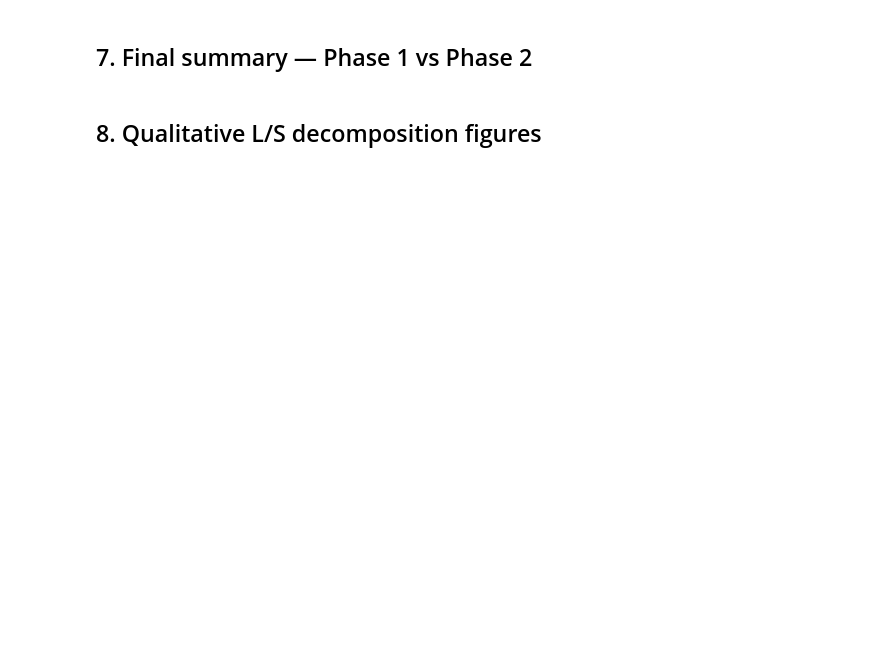
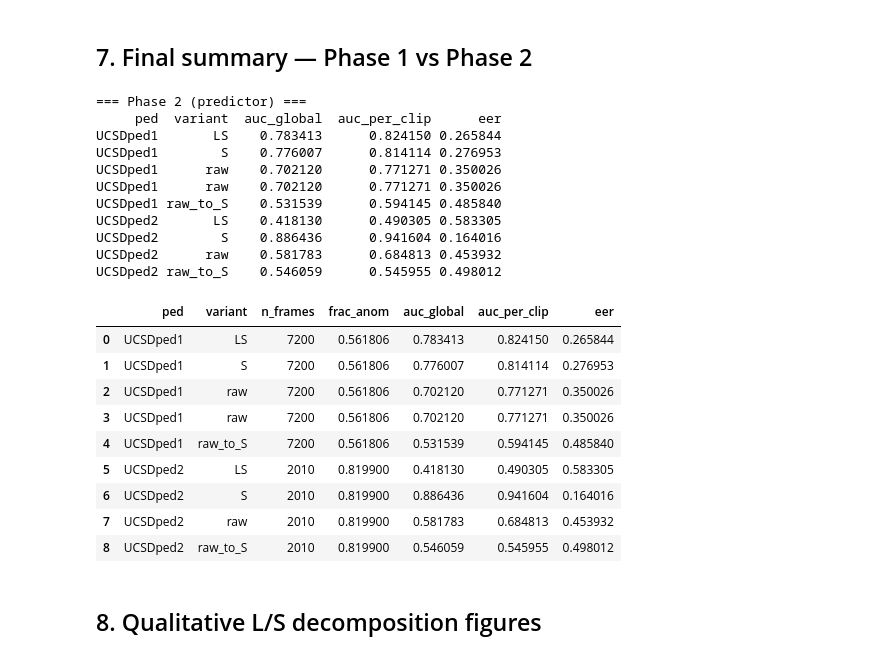
Before and after one commit to MartinNordli/Anomaly-Detection-Pedestrian, a Jupyter notebook: notebooks/main.ipynb, the cells around one changed output. Drawn from its saved outputs; the diff is of its cells as text; code cells hidden in the pictures; blank space fills up the shorter version.

```diff
--- a/notebooks/main.ipynb
+++ b/notebooks/main.ipynb
@@ -172,18 +260,42 @@ plt.show()
 ## 7. Final summary — Phase 1 vs Phase 2
 # %%
 import pandas as pd
+
+RESULTS_CSV = RESULTS / 'auc_table_v2.csv'
 df_v2 = pd.read_csv(RESULTS_CSV)
 df_v2 = df_v2.sort_values(['ped','variant']).reset_index(drop=True)
 print('=== Phase 2 (predictor) ===')
 print(df_v2[['ped','variant','auc_global','auc_per_clip','eer']].to_string(index=False))
 df_v2.to_markdown(RESULTS / 'auc_table_v2.md', index=False)
 
 phase1 = RESULTS / 'auc_table.csv'
 if phase1.exists():
     df_v1 = pd.read_csv(phase1)
     print('\n=== Phase 1 (per-frame AE, for comparison) ===')
     print(df_v1[['ped','representation','auc_mean']].to_string(index=False))
 df_v2
+# %% [output]
+=== Phase 2 (predictor) ===
+     ped  variant  auc_global  auc_per_clip      eer
+UCSDped1       LS    0.783413      0.824150 0.265844
+UCSDped1        S    0.776007      0.814114 0.276953
+UCSDped1      raw    0.702120      0.771271 0.350026
+UCSDped1      raw    0.702120      0.771271 0.350026
+UCSDped1 raw_to_S    0.531539      0.594145 0.485840
+UCSDped2       LS    0.418130      0.490305 0.583305
+UCSDped2        S    0.886436      0.941604 0.164016
+UCSDped2      raw    0.581783      0.684813 0.453932
+UCSDped2 raw_to_S    0.546059      0.545955 0.498012
+|  | ped | variant | n_frames | frac_anom | auc_global | auc_per_clip | eer |
+| 0 | UCSDped1 | LS | 7200 | 0.561806 | 0.783413 | 0.824150 | 0.265844 |
+| 1 | UCSDped1 | S | 7200 | 0.561806 | 0.776007 | 0.814114 | 0.276953 |
+| 2 | UCSDped1 | raw | 7200 | 0.561806 | 0.702120 | 0.771271 | 0.350026 |
+| 3 | UCSDped1 | raw | 7200 | 0.561806 | 0.702120 | 0.771271 | 0.350026 |
+| 4 | UCSDped1 | raw_to_S | 7200 | 0.561806 | 0.531539 | 0.594145 | 0.485840 |
+| 5 | UCSDped2 | LS | 2010 | 0.819900 | 0.418130 | 0.490305 | 0.583305 |
+| 6 | UCSDped2 | S | 2010 | 0.819900 | 0.886436 | 0.941604 | 0.164016 |
+| 7 | UCSDped2 | raw | 2010 | 0.819900 | 0.581783 | 0.684813 | 0.453932 |
+| 8 | UCSDped2 | raw_to_S | 2010 | 0.819900 | 0.546059 | 0.545955 | 0.498012 |
 # %% [markdown]
 ## 8. Qualitative L/S decomposition figures
 # %%
```
Also changed, not shown: parts of 11 cells of this notebook, 7 other files.
